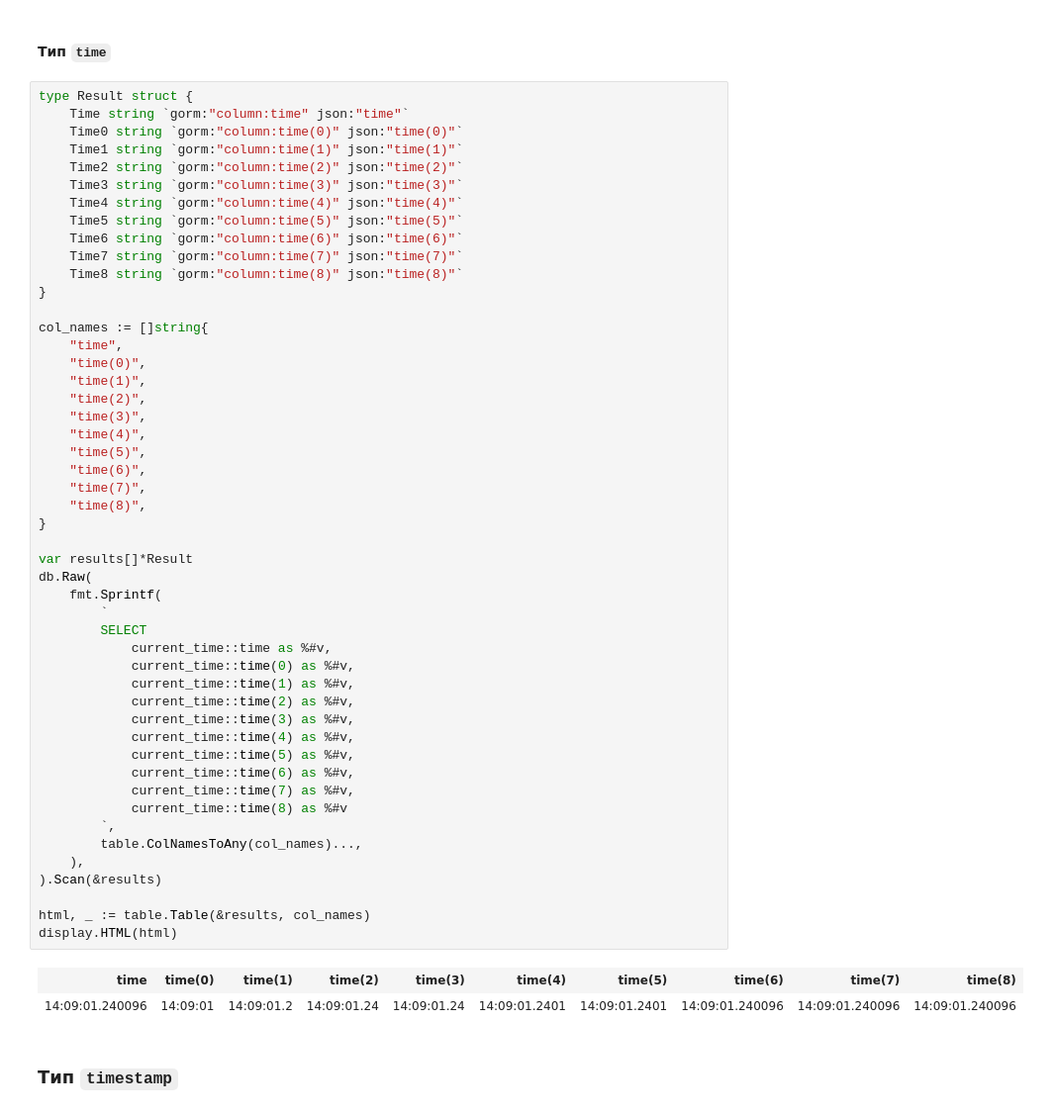
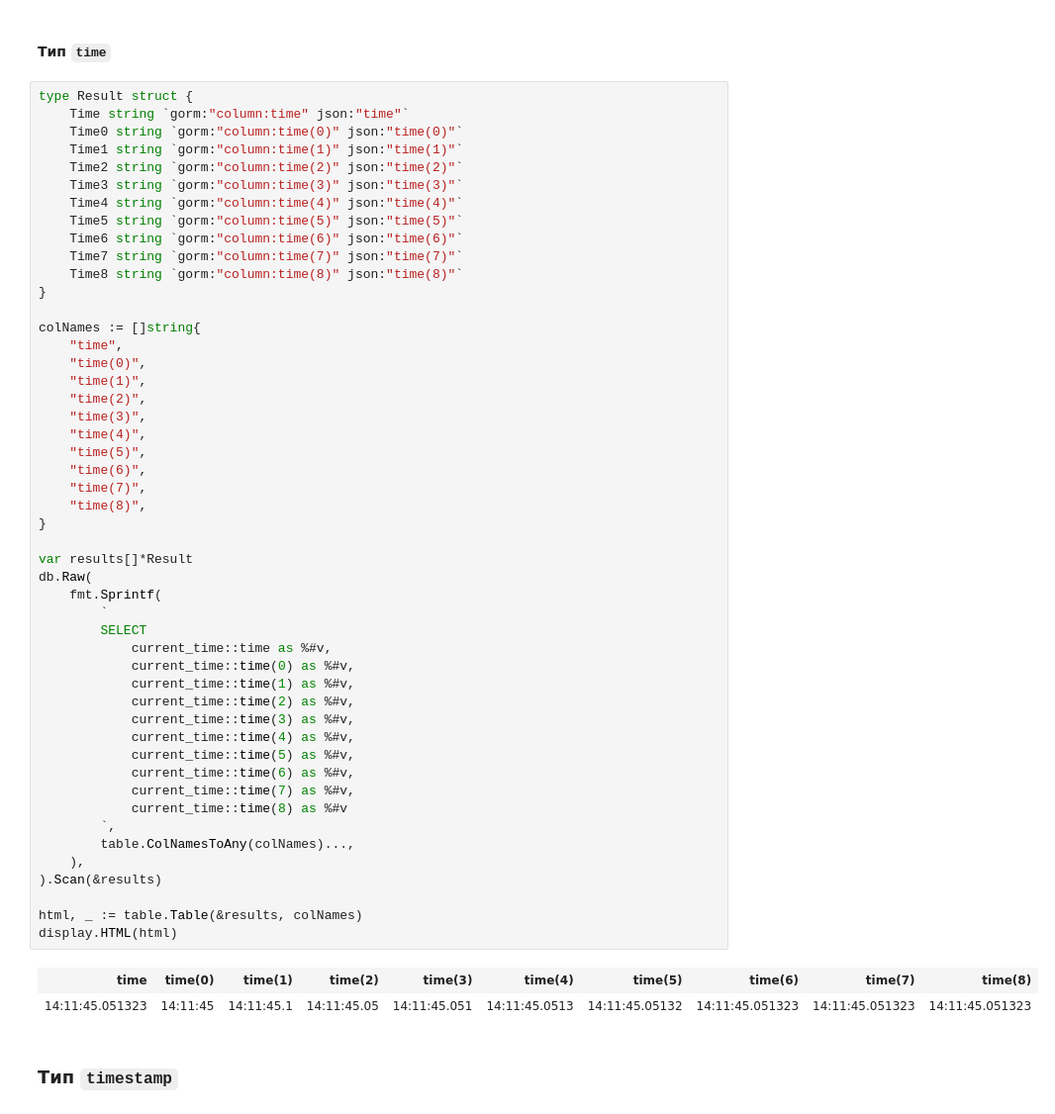
Before and after one commit to vowatchka/postgres_basic, a Jupyter notebook: practices/4_postgres_datatypes/gorm.ipynb, the cells around one changed output. Shown: that part at 99% size. Cells and saved outputs as stored; diff of their text form.

```diff
--- a/practices/4_postgres_datatypes/gorm.ipynb
+++ b/practices/4_postgres_datatypes/gorm.ipynb
@@ -760,7 +763,7 @@ type Result struct {
     Time8 string `gorm:"column:time(8)" json:"time(8)"`
 }
 
-col_names := []string{
+colNames := []string{
     "time",
     "time(0)",
     "time(1)",
@@ -768,36 +771,36 @@ col_names := []string{
     "time(3)",
     "time(4)",
     "time(5)",
     "time(6)",
     "time(7)",
     "time(8)",
 }
 
 var results[]*Result
 db.Raw(
     fmt.Sprintf(
         `
         SELECT
             current_time::time as %#v,
             current_time::time(0) as %#v,
             current_time::time(1) as %#v,
             current_time::time(2) as %#v,
             current_time::time(3) as %#v,
             current_time::time(4) as %#v,
             current_time::time(5) as %#v,
             current_time::time(6) as %#v,
             current_time::time(7) as %#v,
             current_time::time(8) as %#v
         `,
-        table.ColNamesToAny(col_names)...,
+        table.ColNamesToAny(colNames)...,
     ),
 ).Scan(&results)
 
-html, _ := table.Table(&results, col_names)
+html, _ := table.Table(&results, colNames)
 display.HTML(html)
 # %% [output]
 | time | time(0) | time(1) | time(2) | time(3) | time(4) | time(5) | time(6) | time(7) | time(8) |
-| 14:09:01.240096 | 14:09:01 | 14:09:01.2 | 14:09:01.24 | 14:09:01.24 | 14:09:01.2401 | 14:09:01.2401 | 14:09:01.240096 | 14:09:01.240096 | 14:09:01.240096 |
+| 14:11:45.051323 | 14:11:45 | 14:11:45.1 | 14:11:45.05 | 14:11:45.051 | 14:11:45.0513 | 14:11:45.05132 | 14:11:45.051323 | 14:11:45.051323 | 14:11:45.051323 |
 # %% [markdown]
 ### Тип `timestamp`
 # %%
```
Also changed, not shown: parts of 77 cells of this notebook.
